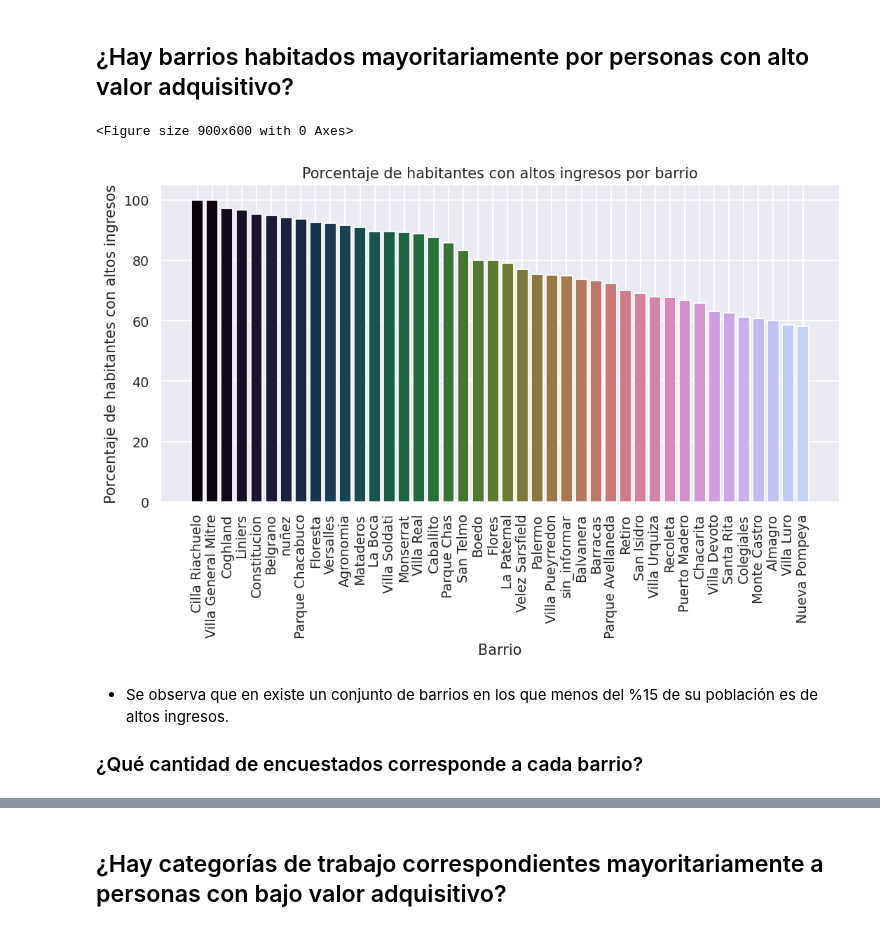
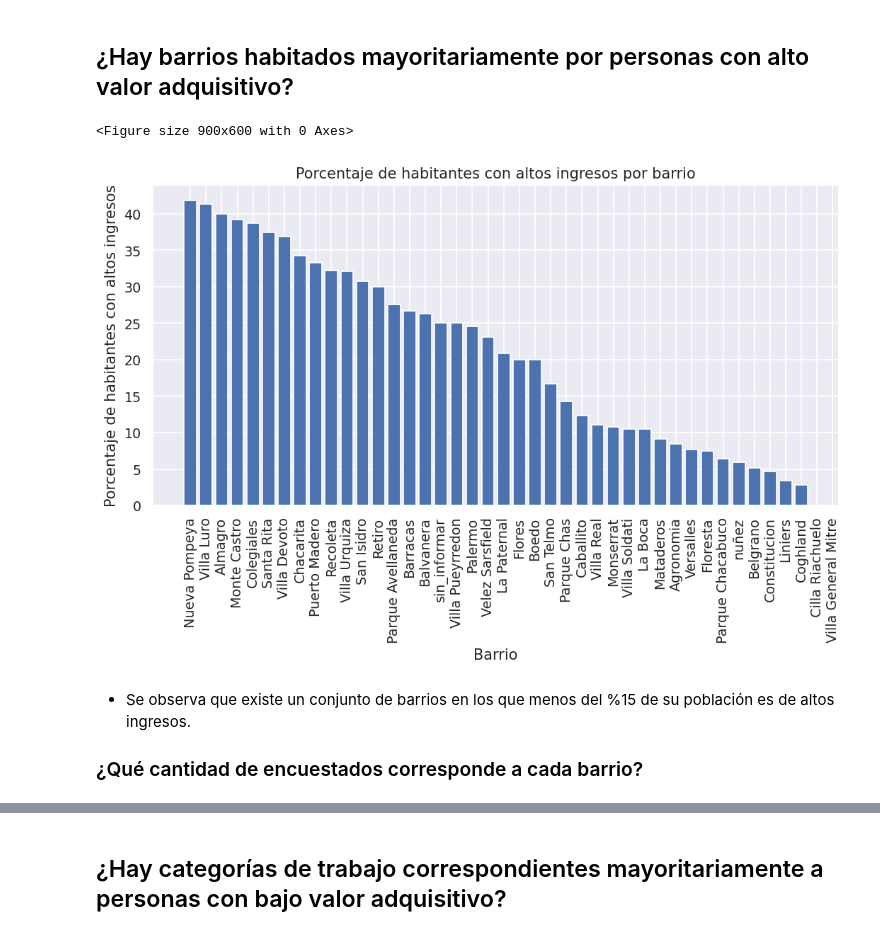
Before and after one commit to TomasArrachea/TP-Organizacion-de-Datos, a Jupyter notebook: informe.ipynb, the cells around one changed output, grey strips where cells are left out. Drawn from its saved outputs; the diff is of its cells as text; code cells hidden in the pictures.

```diff
--- a/informe.ipynb
+++ b/informe.ipynb
@@ -151,24 +151,24 @@ trabajo                                                     0.0
 # %%
 plt.figure(dpi=150)
 
 df_total = df
-df_filtrado = df[df['tiene_alto_valor_adquisitivo'] == 0]
+df_filtrado = df[df['tiene_alto_valor_adquisitivo'] == 1]
 
 df_r = (df_filtrado['barrio'].value_counts() / df_total['barrio'].value_counts()).sort_values(ascending=False)
 
 plt.figure(figsize=(10, 4.8),dpi=(125))
 
-plt.bar(df_r.index, df_r.values*100, color=sns.color_palette('cubehelix', 50))
+plt.bar(df_r.index, df_r.values*100)
 plt.ylabel("Porcentaje de habitantes con altos ingresos")
 plt.xlabel("Barrio")
 plt.title('Porcentaje de habitantes con altos ingresos por barrio')
 plt.xticks(rotation=90)
 plt.show()
 # %% [output]
 <Figure size 900x600 with 0 Axes>
-[figure, old version]
+[figure, new version]
 # %% [markdown]
-- Se observa que en existe un conjunto de barrios en los que menos del %15 de su población es de altos ingresos.
+- Se observa que existe un conjunto de barrios en los que menos del %15 de su población es de altos ingresos.
 
 ### ¿Qué cantidad de encuestados corresponde a cada barrio?
 # %%
```
Also changed, not shown: parts of 16 cells of this notebook.
